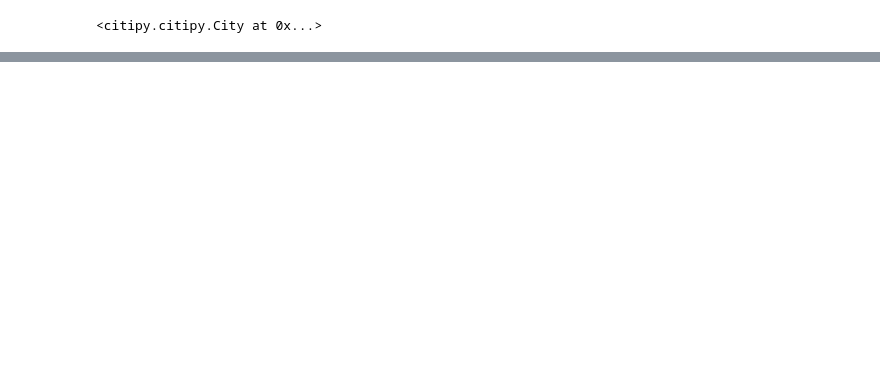
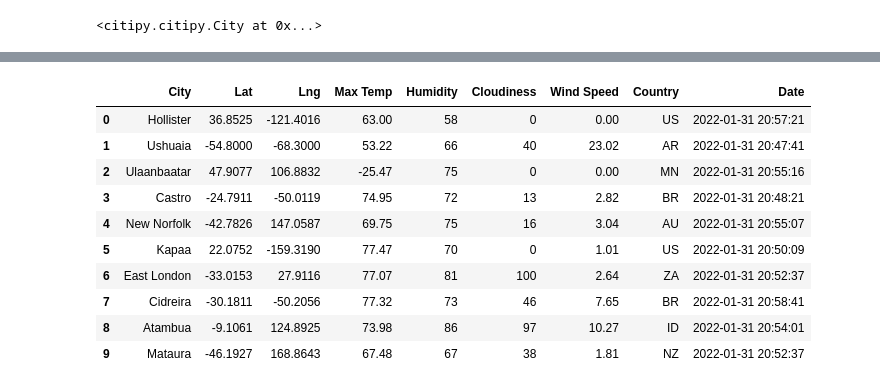
Before and after one commit to Jarviniazh/World_Weather_Analysis, a Jupyter notebook: WeatherPy.ipynb, the cells around one changed output, grey strips where cells are left out. Cells and saved outputs as stored; diff of their text form; code cells hidden in the pictures; blank space fills up the shorter version.

Commit message:
add weatherpy.ipynb file and edit gitignore

```diff
--- a/WeatherPy.ipynb
+++ b/WeatherPy.ipynb
@@ -94,0 +108,10 @@ TypeError: list.count() takes exactly one argument (0 given)
+# %%
+# Create an empty list to hold the weather data.
+city_data = []
+# Print the beginning of the logging.
+print("Beginning Data Retrieval     ")
+print("-----------------------------")
+
+# Create counters.
+record_count = 1
+set_count = 1
@@ -94,0 +121,29 @@ TypeError: list.count() takes exactly one argument (0 given)
+# %%
+# Loop through all the cities in our list.
+for i in range(len(cities)):
+
+    # Group cities in sets of 50 for logging purposes.
+    if (i % 50 == 0 and i >= 50):
+        set_count += 1
+        record_count = 1
+        time.sleep(60)
+
+    # Create endpoint URL with each city.
+    city_url = url + "&q=" + cities[i]
+# %%
+# Loop through all the cities in the list.
+for i, city in enumerate(cities):
+
+    # Group cities in sets of 50 for logging purposes.
+    if (i % 50 == 0 and i >= 50):
+        set_count += 1
+        record_count = 1
+        time.sleep(60)
+
+    # Create endpoint URL with each city.
+    city_url = url + "&q=" + city.replace(" ","+")
+
+    # Log the URL, record, and set numbers and the city.
+    print(f"Processing Record {record_count} of Set {set_count} | {city}")
+    # Add 1 to the record count.
+    record_count += 1
@@ -94,0 +265,16 @@ TypeError: list.count() takes exactly one argument (0 given)
+# %%
+# Convert the array of dictionaries to a Pandas DataFrame.
+city_data_df = pd.DataFrame(city_data)
+city_data_df.head(10)
+# %% [output]
+|  | City | Lat | Lng | Max Temp | Humidity | Cloudiness | Wind Speed | Country | Date |
+| 0 | Hollister | 36.8525 | -121.4016 | 63.00 | 58 | 0 | 0.00 | US | 2022-01-31 20:57:21 |
+| 1 | Ushuaia | -54.8000 | -68.3000 | 53.22 | 66 | 40 | 23.02 | AR | 2022-01-31 20:47:41 |
+| 2 | Ulaanbaatar | 47.9077 | 106.8832 | -25.47 | 75 | 0 | 0.00 | MN | 2022-01-31 20:55:16 |
+| 3 | Castro | -24.7911 | -50.0119 | 74.95 | 72 | 13 | 2.82 | BR | 2022-01-31 20:48:21 |
+| 4 | New Norfolk | -42.7826 | 147.0587 | 69.75 | 75 | 16 | 3.04 | AU | 2022-01-31 20:55:07 |
+| 5 | Kapaa | 22.0752 | -159.3190 | 77.47 | 70 | 0 | 1.01 | US | 2022-01-31 20:50:09 |
+| 6 | East London | -33.0153 | 27.9116 | 77.07 | 81 | 100 | 2.64 | ZA | 2022-01-31 20:52:37 |
+| 7 | Cidreira | -30.1811 | -50.2056 | 77.32 | 73 | 46 | 7.65 | BR | 2022-01-31 20:58:41 |
+| 8 | Atambua | -9.1061 | 124.8925 | 73.98 | 86 | 97 | 10.27 | ID | 2022-01-31 20:54:01 |
+| 9 | Mataura | -46.1927 | 168.8643 | 67.48 | 67 | 38 | 1.81 | NZ | 2022-01-31 20:52:37 |
```
Also changed, not shown: parts of 11 cells of this notebook, 1 other file.
